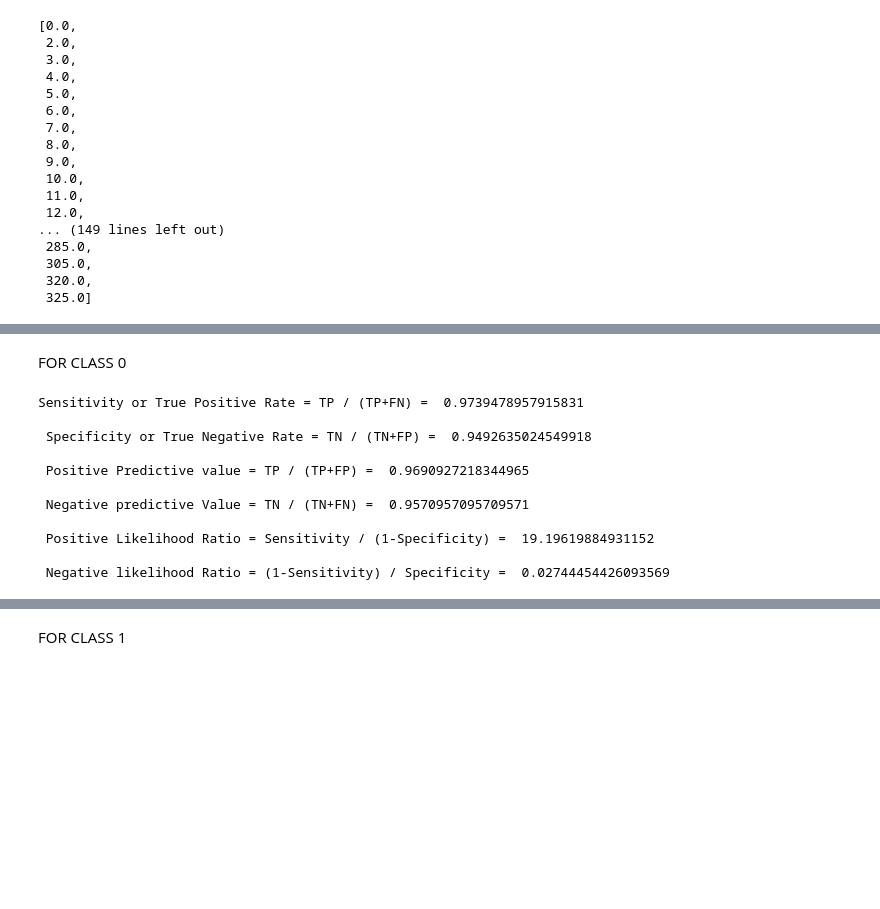
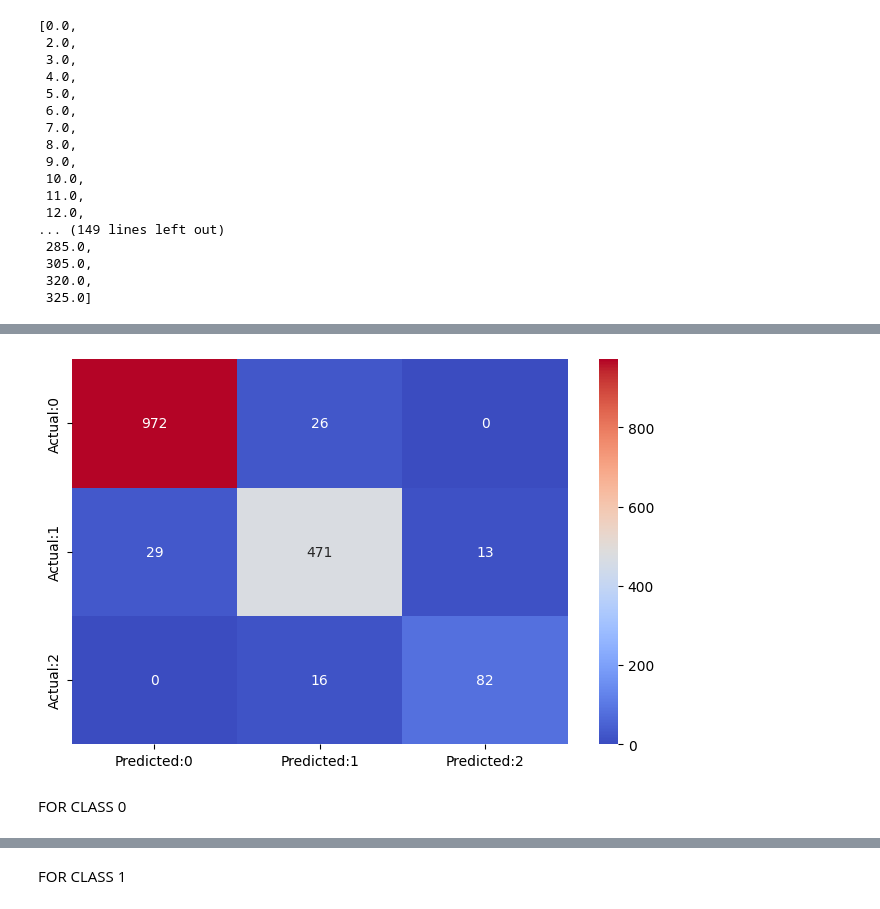
Before and after one commit to Akarshan-Jaiswal/Project_ALBA, a Jupyter notebook: notebooks/Decision_Tree_Jaga.ipynb, the cells around one changed output, grey strips where cells are left out. Cells and saved outputs as stored; diff of their text form; code cells hidden in the pictures; blank space fills up the shorter version.

Commit message:
Decision Tree
Cleaned up the decision tree code to make it more modular

```diff
--- a/notebooks/Decision_Tree_Jaga.ipynb
+++ b/notebooks/Decision_Tree_Jaga.ipynb
@@ -217,6 +247,3 @@ for column in X_train.columns:
         X_test[column] = encoder.fit_transform(X_test[column])
     if X_validation[column].dtype == 'object':
         X_validation[column] = encoder.fit_transform(X_validation[column])
-# %%
-model = DecisionTreeClassifier()
-model.fit(X_train, y_train)
@@ -257,0 +252,3 @@ sns.heatmap(conf_matrix, annot=True,fmt='d',cmap="coolwarm")
+# %%
+base_model=decisionTree(X_train,y_train)
+base_predictions=base_model.predict(X_test)
@@ -258,32 +265,6 @@ sns.heatmap(conf_matrix, annot=True,fmt='d',cmap="coolwarm")
+# %%
+base_model.Display_Confusion_Matrix(y_test,base_predictions)
+# %% [output]
+[figure, added]
 # %% [markdown]
 FOR CLASS 0
-# %%
-TP=cm[0,0]
-FN=cm[0,1]+cm[0,2]
-FP=cm[1,0]+cm[2,0]
-TN=cm[1,1]+cm[1,2]+cm[2,1]+cm[2,2]
-sensitivity=TP/float(TP+FN)
-specificity=TN/float(TN+FP)
-print('Sensitivity or True Positive Rate = TP / (TP+FN) = ',TP/float(TP+FN),'\n\n',
-
-'Specificity or True Negative Rate = TN / (TN+FP) = ',TN/float(TN+FP),'\n\n',
-
-'Positive Predictive value = TP / (TP+FP) = ',TP/float(TP+FP),'\n\n',
-
-'Negative predictive Value = TN / (TN+FN) = ',TN/float(TN+FN),'\n\n',
-
-'Positive Likelihood Ratio = Sensitivity / (1-Specificity) = ',sensitivity/(1-specificity),'\n\n',
-
-'Negative likelihood Ratio = (1-Sensitivity) / Specificity = ',(1-sensitivity)/specificity)
-# %% [output]
-Sensitivity or True Positive Rate = TP / (TP+FN) =  0.9739478957915831
-
- Specificity or True Negative Rate = TN / (TN+FP) =  0.9492635024549918
-
- Positive Predictive value = TP / (TP+FP) =  0.9690927218344965
-
- Negative predictive Value = TN / (TN+FN) =  0.9570957095709571
-
- Positive Likelihood Ratio = Sensitivity / (1-Specificity) =  19.19619884931152
-
- Negative likelihood Ratio = (1-Sensitivity) / Specificity =  0.02744454426093569
```
Also changed, not shown: parts of 86 cells of this notebook, 1 other file.
